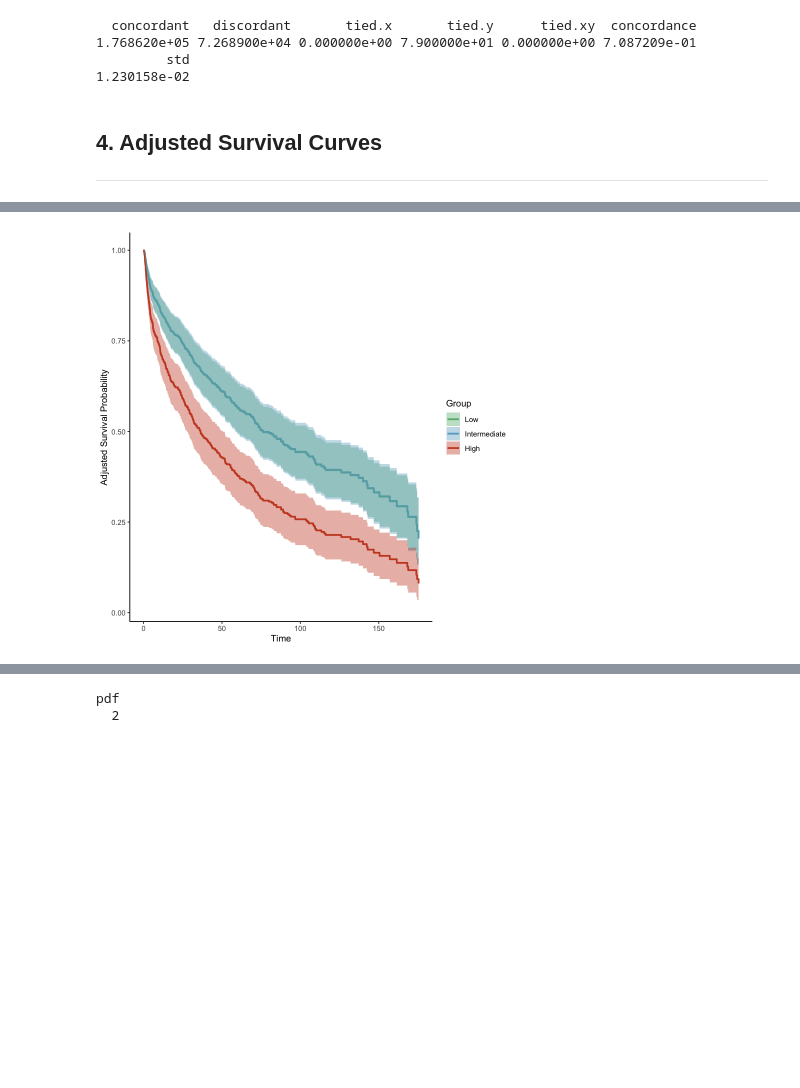
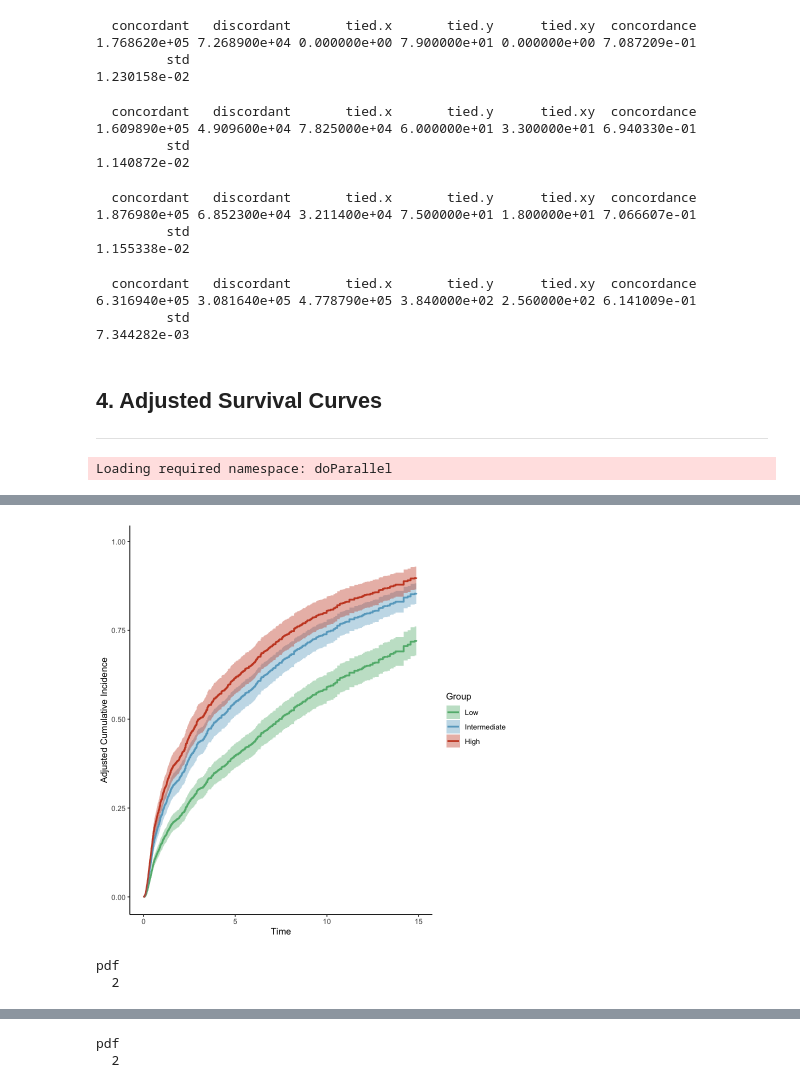
Before and after one commit to shankara-a/amyloidosis_bmc_2023, a Jupyter notebook: 04e_survival_clean.ipynb, the cells around one changed output, grey strips where cells are left out. Drawn from its saved outputs; the diff is of its cells as text; code cells hidden in the pictures; blank space fills up the shorter version.

```diff
--- a/04e_survival_clean.ipynb
+++ b/04e_survival_clean.ipynb
@@ -38,19 +39,19 @@ data.df$BU.Cardiac.Stage <- as.factor(data.df$BU.Cardiac.Stage)
 ### 2. Survival Curves
 ---
 # %%
-plotSurv <- function(fit, data.df, legend.title, legend.labs){
+plotSurv <- function(fit, data.df, legend.title, legend.labs, ...){
     p <- ggsurvplot(
         fit,
         data = data.df,
         risk.table = TRUE,
         pval = TRUE,
         conf.int = TRUE,
-        xlab = "Time (Months)",
-        break.time.by = 100,
+        xlab = "Time (Yr)",
         risk.table.y.text.col = T,
         risk.table.y.text = F,
         legend.title = legend.title,
         legend.labs = legend.labs,
+        ...
     )
 
     return(p)
@@ -113,28 +124,50 @@ mod.3$concordance
 1.768620e+05 7.268900e+04 0.000000e+00 7.900000e+01 0.000000e+00 7.087209e-01
          std
 1.230158e-02
+# %%
+mod.clust.1$concordance
+# %% [output]
+  concordant   discordant       tied.x       tied.y      tied.xy  concordance
+1.609890e+05 4.909600e+04 7.825000e+04 6.000000e+01 3.300000e+01 6.940330e-01
+         std
+1.140872e-02
+# %%
+mod.clust.2$concordance
+# %% [output]
+  concordant   discordant       tied.x       tied.y      tied.xy  concordance
+1.876980e+05 6.852300e+04 3.211400e+04 7.500000e+01 1.800000e+01 7.066607e-01
+         std
+1.155338e-02
+# %%
+mod.clust.3$concordance
+# %% [output]
+  concordant   discordant       tied.x       tied.y      tied.xy  concordance
+6.316940e+05 3.081640e+05 4.778790e+05 3.840000e+02 2.560000e+02 6.141009e-01
+         std
+7.344282e-03
 # %% [markdown]
 ## 4. Adjusted Survival Curves
 ---
 # %%
-library(adjustedCurves)
+vars.in.model <- c("LC.Isotype","Age","Sex","Race","Primary_organ","Era","cluster","status","time_from_admission")
+
+to.keep <- rownames(na.omit(data.df[,vars.in.model]))
+fit <- coxph(Surv(time, status) ~ LC.Isotype + Age + Sex + Race + Primary_organ + Era + cluster, data = data.df[to.keep,], x=TRUE)
+
+# Adjusted survival curve without bootstrap
+adjsurv <- adjustedsurv(data=data.df[to.keep,],
+                        variable="cluster",
+                        ev_time="time_from_admission",
+                        event="status",
+                        method="direct",
+                        outcome_model=fit,
+                        conf_int=TRUE,
+                        n_cores=8,
+                        n_boot=1000,
+                        bootstrap=TRUE
+                       )
+# %% [output]
+Loading required namespace: doParallel
 # %%
-vars.in.model <- c("LC.Isotype","Age","Sex","Race","Primary_organ",
-                  "Era", "Troponin","eGFR","X24_hr_UTP","cluster","status","time_from_admission")
-
-
-to.keep <- rownames(na.omit(data.df[,vars.in.model]))
-fit <- coxph(Surv(time_from_admission, status) ~ LC.Isotype + Age + Sex + Race +
-             Primary_organ + Era + Troponin + eGFR + X24_hr_UTP + Albumin + BU.Cardiaccluster, data = data.df[to.keep,], x=TRUE)
-
-
-# Adjusted survival curve without bootstrap
-adjsurv <- adjustedsurv(data=data.df[to.keep,],
-                        variable="cluster",
-                        ev_time="time_from_admission",
-                        event="status",
-                        method="direct",
-                        outcome_model=fit,
-                        conf_int=TRUE,
-                        n_cores=8,
-                       )
+plot(adjsurv, conf_int=TRUE, custom_colors=c("#62b67d","#69a9c8","#ca4a29"), cif=T) + xlim(0,15)
+# %% [output]
@@ -140,0 +176 @@ adjsurv <- adjustedsurv(data=data.df[to.keep,],
+[figure, added]
@@ -141,6 +180,7 @@ adjsurv <- adjustedsurv(data=data.df[to.keep,],
 # %%
-#pdf("figures/adjusted_surv_clust_bu.pdf")
-plot(adjsurv, conf_int=TRUE, custom_colors=c("#62b67d","#69a9c8","#ca4a29"))
-#dev.off()
+pdf("figures/adjusted_surv_clust.pdf")
+plot(adjsurv, conf_int=TRUE, custom_colors=c("#62b67d","#69a9c8","#ca4a29"), cif=F)
+dev.off()
 # %% [output]
-[figure, removed]
+pdf
+  2
```
Also changed, not shown: parts of 27 cells of this notebook, 11 other files.
